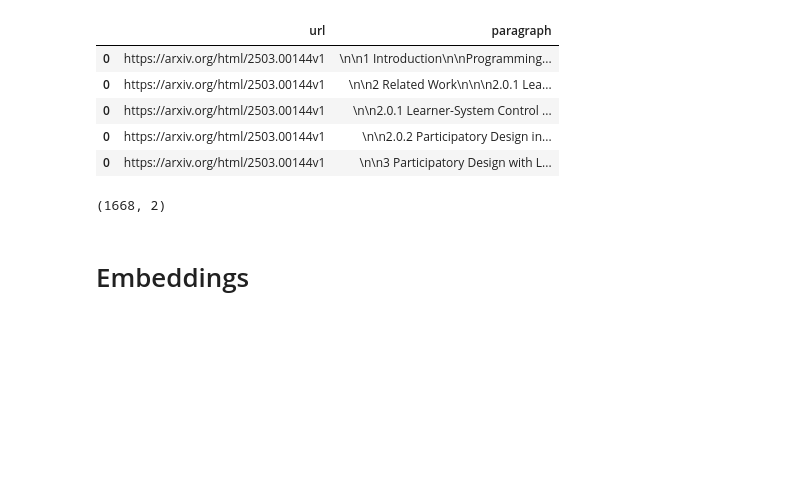
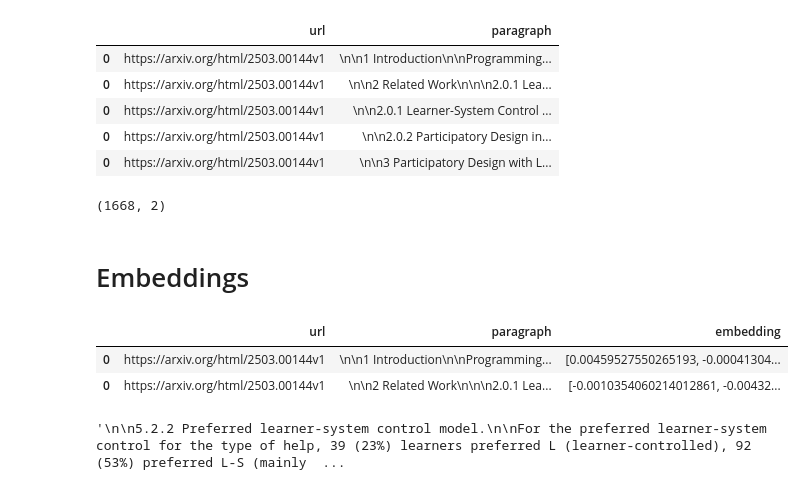
Before and after one commit to noambassat/Rag_on_arxiv, a Jupyter notebook: RAG_with_arxiv.ipynb, the cells around one changed output. Cells and saved outputs as stored; diff of their text form; code cells hidden in the pictures; blank space fills up the shorter version.

```diff
--- a/RAG_with_arxiv.ipynb
+++ b/RAG_with_arxiv.ipynb
@@ -96,6 +97,10 @@ batch_size=100
 embeddings = []
 for i in trange(0, len(paragraphs), batch_size):
     embeddings.extend(get_embedding(paragraphs["paragraph"].iloc[i:i+batch_size]))
-# %%
-tqdm.pandas()
-paragraphs["embeddings"] = paragraphs["paragraph"].progress_apply(get_embedding)
+# %%
+paragraphs["embedding"] = embeddings
+paragraphs.head(2)
+# %% [output]
+|  | url | paragraph | embedding |
+| 0 | https://arxiv.org/html/2503.00144v1 | \n\n1 Introduction\n\nProgramming... | [0.00459527550265193, -0.00041304... |
+| 0 | https://arxiv.org/html/2503.00144v1 | \n\n2 Related Work\n\n\n2.0.1 Lea... | [-0.0010354060214012861, -0.00432... |
@@ -101,0 +113,4 @@ paragraphs["embeddings"] = paragraphs["paragraph"].progress_apply(get_embedding)
+# %%
+best_paragraph
+# %% [output]
+'\n\n5.2.2 Preferred learner-system control model.\n\nFor the preferred learner-system control for the type of help, 39 (23%) learners preferred L (learner-controlled), 92 (53%) preferred L-S (mainly  ...
```
Also changed, not shown: parts of 6 cells of this notebook.
